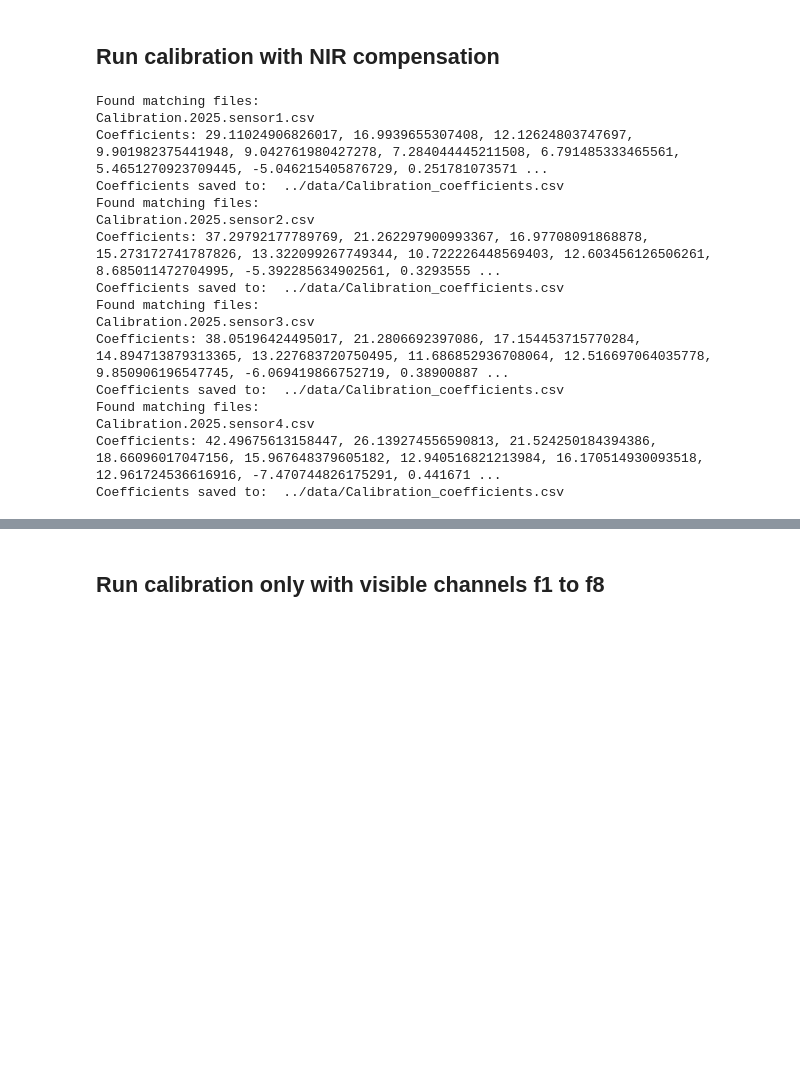
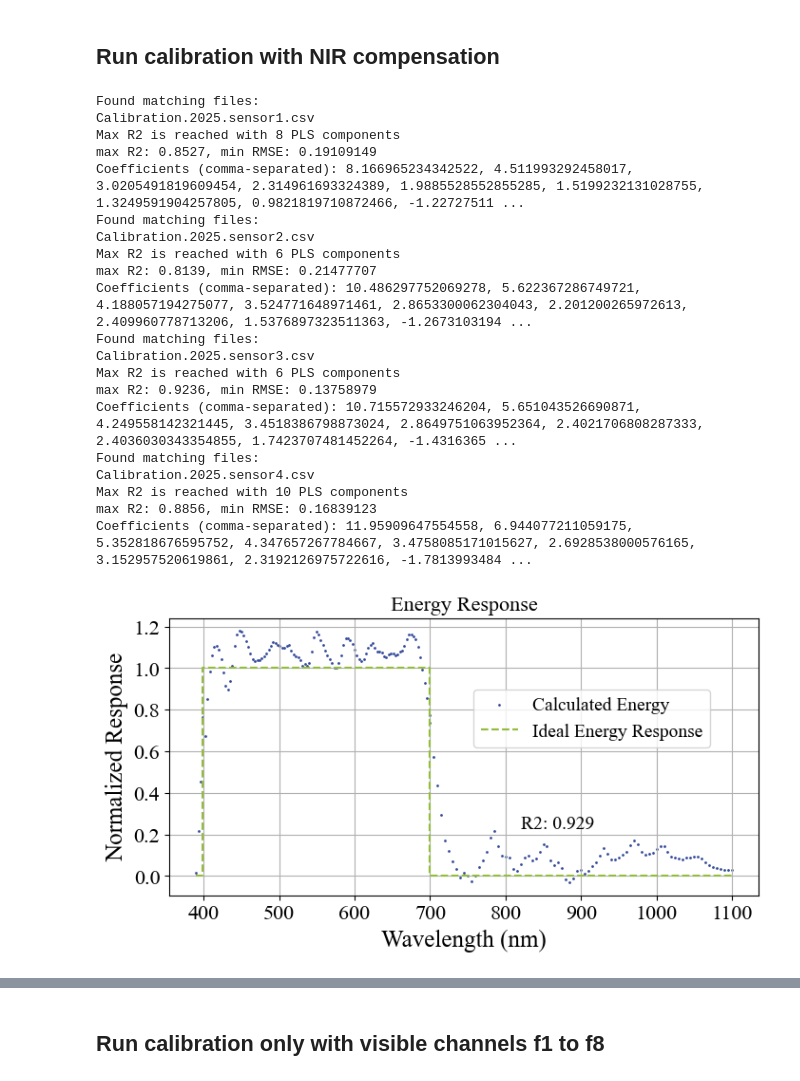
Before and after one commit to HKA-IES/Calibration-Multi-Spectral-PAR-Sensor, a Jupyter notebook: src/result_plots.ipynb, the cells around one changed output, grey strips where cells are left out. Drawn from its saved outputs; the diff is of its cells as text; code cells hidden in the pictures; blank space fills up the shorter version.

```diff
--- a/src/result_plots.ipynb
+++ b/src/result_plots.ipynb
@@ -12,30 +12,37 @@ sensor_type = "Calibration"
 # %%
 channels = ['f1', 'f2', 'f3', 'f4', 'f5', 'f6', 'f7', 'f8', 'clear', 'nir']
 nir_comp_all = []
 stats_all = []
 
 # Collect nir_comp for each iteration
 for sensor_nr in range(1, 5):
     sensor_instance = cal.Calibration(path, sensor_nr, sensor_type)
-    if sensor_instance.preprocessing(save_data=False):
-        sensor_instance.pls(channels=channels)
-        _, nir_comp, _ = sensor_instance.plot_quantum_response(plot=False)
+    if sensor_instance.preprocessing(save_data=False, spectrum = 'PAR', PAR=False):
+        sensor_instance.regression(reg = "pls",save_coef=False, channels=channels, PAR=False)#.pls(channels=channels)
+        #_, nir_comp, _ = sensor_instance.plot_quantum_response(plot=False)
+        _, nir_comp, _ = sensor_instance.plot_energy_response(plot=True)
         nir_comp_all.append(nir_comp)
         stats_all.append(sensor_instance._repeatability())
+        #sensor_instance.plot_gaussian(save=True)
 # %% [output]
 Found matching files:
 Calibration.2025.sensor1.csv
-Coefficients: 29.11024906826017, 16.9939655307408, 12.12624803747697, 9.901982375441948, 9.042761980427278, 7.284044445211508, 6.791485333465561, 5.4651270923709445, -5.046215405876729, 0.251781073571 ...
-Coefficients saved to:  ../data/Calibration_coefficients.csv
+Max R2 is reached with 8 PLS components
+max R2: 0.8527, min RMSE: 0.19109149
+Coefficients (comma-separated): 8.166965234342522, 4.511993292458017, 3.0205491819609454, 2.314961693324389, 1.9885528552855285, 1.5199232131028755, 1.3249591904257805, 0.9821819710872466, -1.22727511 ...
 Found matching files:
 Calibration.2025.sensor2.csv
-Coefficients: 37.29792177789769, 21.262297900993367, 16.97708091868878, 15.273172741787826, 13.322099267749344, 10.722226448569403, 12.603456126506261, 8.685011472704995, -5.392285634902561, 0.3293555 ...
-Coefficients saved to:  ../data/Calibration_coefficients.csv
+Max R2 is reached with 6 PLS components
+max R2: 0.8139, min RMSE: 0.21477707
+Coefficients (comma-separated): 10.486297752069278, 5.622367286749721, 4.188057194275077, 3.524771648971461, 2.8653300062304043, 2.201200265972613, 2.409960778713206, 1.5376897323511363, -1.2673103194 ...
 Found matching files:
 Calibration.2025.sensor3.csv
-Coefficients: 38.05196424495017, 21.2806692397086, 17.154453715770284, 14.894713879313365, 13.227683720750495, 11.686852936708064, 12.516697064035778, 9.850906196547745, -6.069419866752719, 0.38900887 ...
-Coefficients saved to:  ../data/Calibration_coefficients.csv
+Max R2 is reached with 6 PLS components
+max R2: 0.9236, min RMSE: 0.13758979
+Coefficients (comma-separated): 10.715572933246204, 5.651043526690871, 4.249558142321445, 3.4518386798873024, 2.8649751063952364, 2.4021706808287333, 2.4036030343354855, 1.7423707481452264, -1.4316365 ...
 Found matching files:
 Calibration.2025.sensor4.csv
-Coefficients: 42.49675613158447, 26.139274556590813, 21.524250184394386, 18.66096017047156, 15.967648379605182, 12.940516821213984, 16.170514930093518, 12.961724536616916, -7.470744826175291, 0.441671 ...
-Coefficients saved to:  ../data/Calibration_coefficients.csv
+Max R2 is reached with 10 PLS components
+max R2: 0.8856, min RMSE: 0.16839123
+Coefficients (comma-separated): 11.95909647554558, 6.944077211059175, 5.352818676595752, 4.347657267784667, 3.4758085171015627, 2.6928538000576165, 3.152957520619861, 2.3192126975722616, -1.7813993484 ...
+[figure, added]
```
Also changed, not shown: parts of 9 cells of this notebook, 2 other files.
